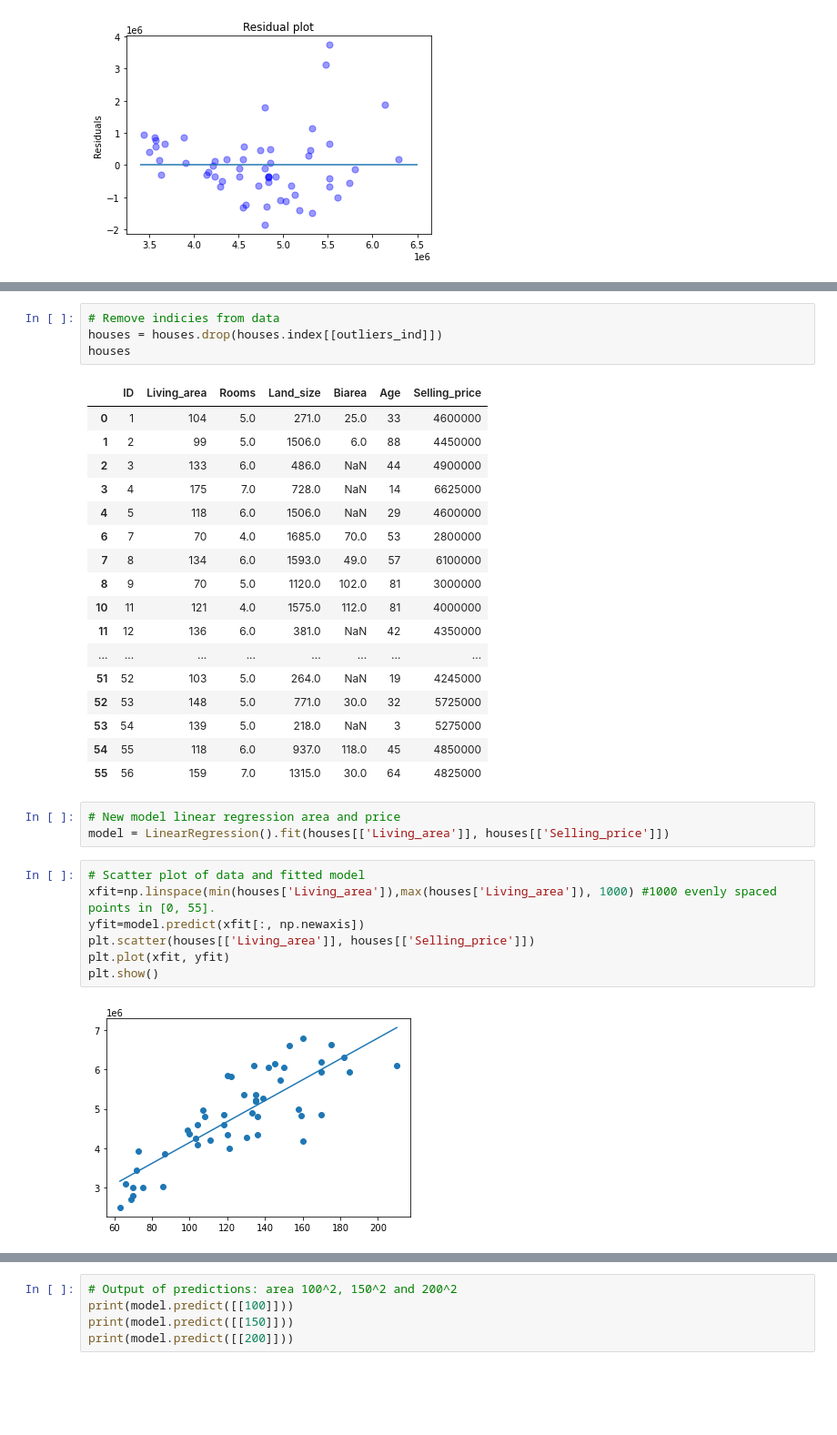
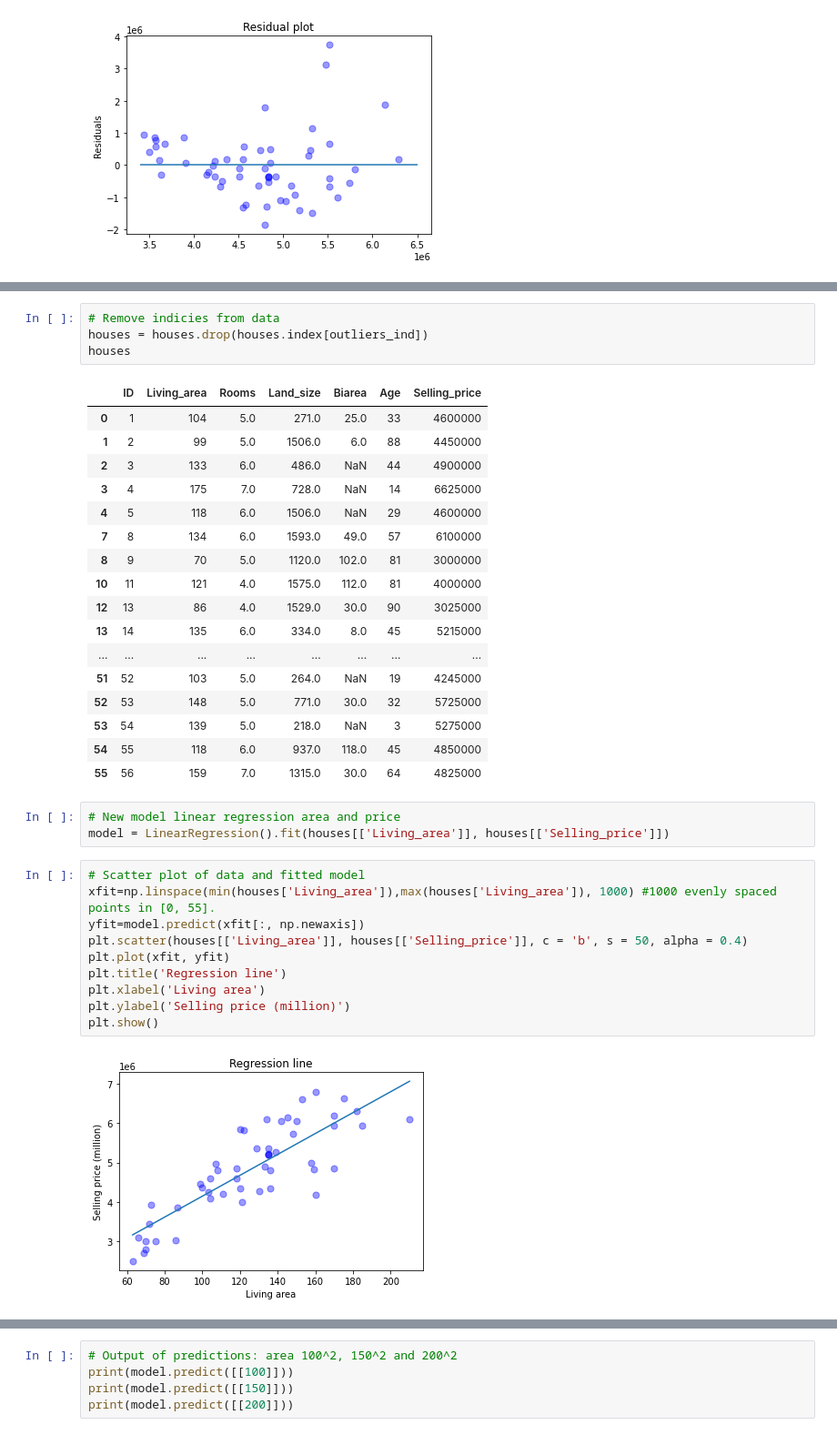
Before and after one commit to Jessica-Gilmsjoe/DIT406, a Jupyter notebook: assignment2-new.ipynb, the cells around one changed output, grey strips where cells are left out. Shown at 91% size. Saved outputs shown, nothing was run; the diff lists cells and outputs as text; blank space fills up the shorter version.

```diff
--- a/assignment2-new.ipynb
+++ b/assignment2-new.ipynb
@@ -69,7 +75,7 @@ outliers_ind
 Int64Index([5, 9, 24, 40, 45], dtype='int64')
 # %%
 # Remove indicies from data
-houses = houses.drop(houses.index[[outliers_ind]])
+houses = houses.drop(houses.index[outliers_ind])
 houses
 # %% [output]
 |  | ID | Living_area | Rooms | Land_size | Biarea | Age | Selling_price |
@@ -78,11 +84,11 @@ houses
 | 2 | 3 | 133 | 6.0 | 486.0 | NaN | 44 | 4900000 |
 | 3 | 4 | 175 | 7.0 | 728.0 | NaN | 14 | 6625000 |
 | 4 | 5 | 118 | 6.0 | 1506.0 | NaN | 29 | 4600000 |
-| 6 | 7 | 70 | 4.0 | 1685.0 | 70.0 | 53 | 2800000 |
 | 7 | 8 | 134 | 6.0 | 1593.0 | 49.0 | 57 | 6100000 |
 | 8 | 9 | 70 | 5.0 | 1120.0 | 102.0 | 81 | 3000000 |
 | 10 | 11 | 121 | 4.0 | 1575.0 | 112.0 | 81 | 4000000 |
-| 11 | 12 | 136 | 6.0 | 381.0 | NaN | 42 | 4350000 |
+| 12 | 13 | 86 | 4.0 | 1529.0 | 30.0 | 90 | 3025000 |
+| 13 | 14 | 135 | 6.0 | 334.0 | 8.0 | 45 | 5215000 |
 | ... | ... | ... | ... | ... | ... | ... | ... |
 | 51 | 52 | 103 | 5.0 | 264.0 | NaN | 19 | 4245000 |
 | 52 | 53 | 148 | 5.0 | 771.0 | 30.0 | 32 | 5725000 |
@@ -95,10 +101,13 @@ model = LinearRegression().fit(houses[['Living_area']], houses[['Selling_price']
 # %%
 # Scatter plot of data and fitted model
 xfit=np.linspace(min(houses['Living_area']),max(houses['Living_area']), 1000) #1000 evenly spaced points in [0, 55].
 yfit=model.predict(xfit[:, np.newaxis])
-plt.scatter(houses[['Living_area']], houses[['Selling_price']])
+plt.scatter(houses[['Living_area']], houses[['Selling_price']], c = 'b', s = 50, alpha = 0.4)
 plt.plot(xfit, yfit)
+plt.title('Regression line')
+plt.xlabel('Living area')
+plt.ylabel('Selling price (million)')
 plt.show()
 # %% [output]
-[figure, old version]
+[figure, new version]
 # %%
```
Also changed, not shown: parts of 7 cells of this notebook.
